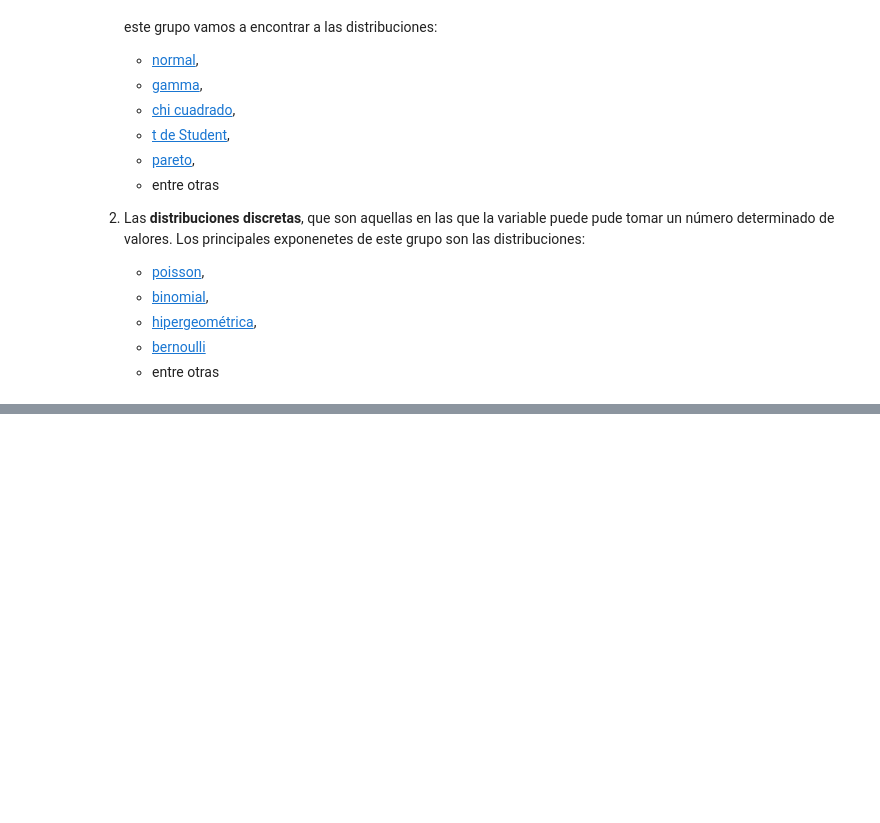
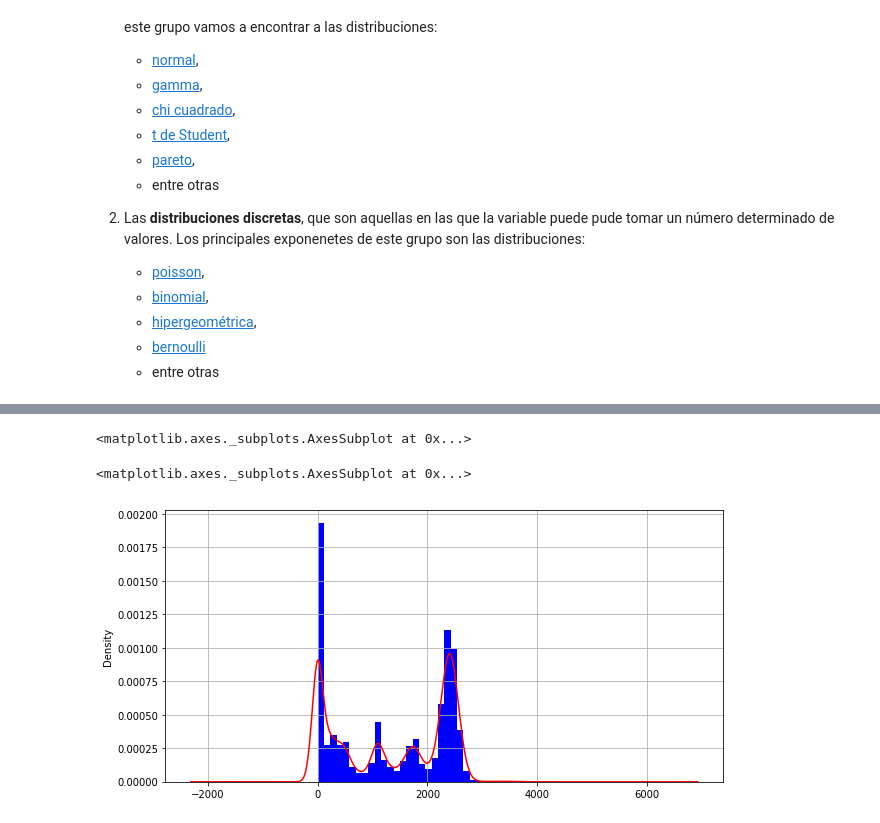
Before and after one commit to eshernan/datascience_training, a Jupyter notebook: notebooks/Session_1.ipynb, the cells around one changed output, grey strips where cells are left out. Saved outputs shown, nothing was run; the diff lists cells and outputs as text; code cells hidden in the pictures; blank space fills up the shorter version.

```diff
--- a/notebooks/Session_1.ipynb
+++ b/notebooks/Session_1.ipynb
@@ -281,0 +292,9 @@ sns.set_context(rc={"figure.figsize": (8, 4)})
+# %%
+data['net_avg_txkB_s'].plot.kde(color='red')
+#graficar el histograma de una variable net_avg_txkB_s
+data['net_avg_txkB_s'].hist(color='blue',density=True, figsize=(10,5), bins=40)
+#Que tipo de ditribución es ?
+# %% [output]
+<matplotlib.axes._subplots.AxesSubplot at 0x...>
+<matplotlib.axes._subplots.AxesSubplot at 0x...>
+[figure, added]
```
Also changed, not shown: parts of 7 cells of this notebook.
